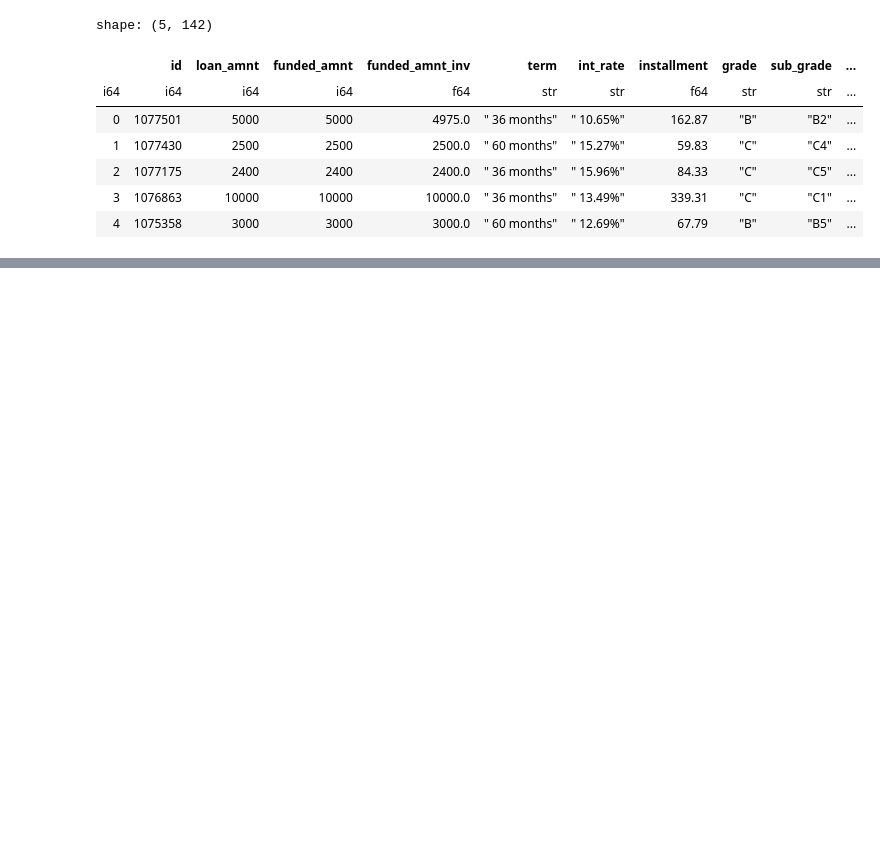
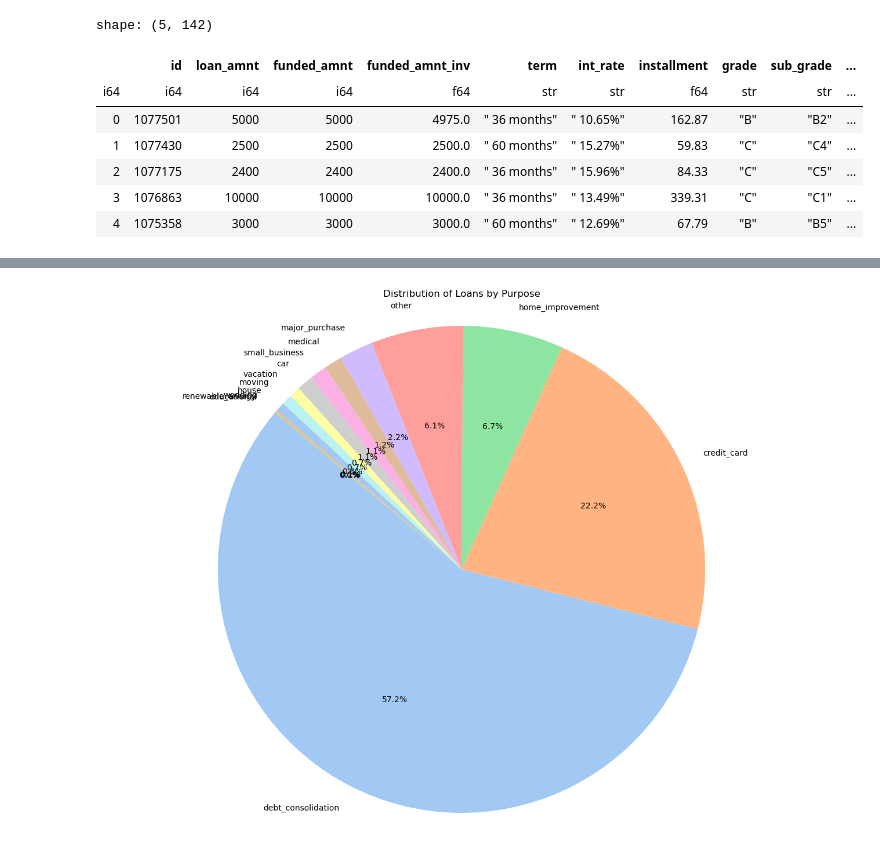
Before and after one commit to manolaz/kaggle-lending-hub-2024, a Jupyter notebook: trung-nva-lending-club-2007-20.ipynb, the cells around one changed output, grey strips where cells are left out. Saved outputs shown, nothing was run; the diff lists cells and outputs as text; code cells hidden in the pictures; blank space fills up the shorter version.

```diff
--- a/trung-nva-lending-club-2007-20.ipynb
+++ b/trung-nva-lending-club-2007-20.ipynb
@@ -149,0 +195,15 @@ shape: (5, 142)
+# %%
+import matplotlib.pyplot as plt
+
+# Assuming filtered_df_pd is already defined and is a Pandas DataFrame
+# Group by 'purpose' and count the occurrences
+purpose_counts = filtered_df_pd['purpose'].value_counts()
+
+# Create a pie chart
+plt.figure(figsize=(16, 12))
+plt.pie(purpose_counts, labels=purpose_counts.index, autopct='%1.1f%%', startangle=140, colors=sns.color_palette("pastel"))
+plt.title('Distribution of Loans by Purpose')
+plt.axis('equal')  # Equal aspect ratio ensures that pie is drawn as a circle.
+plt.show()
+# %% [output]
+[figure, added]
```
Also changed, not shown: parts of 3 cells of this notebook.
